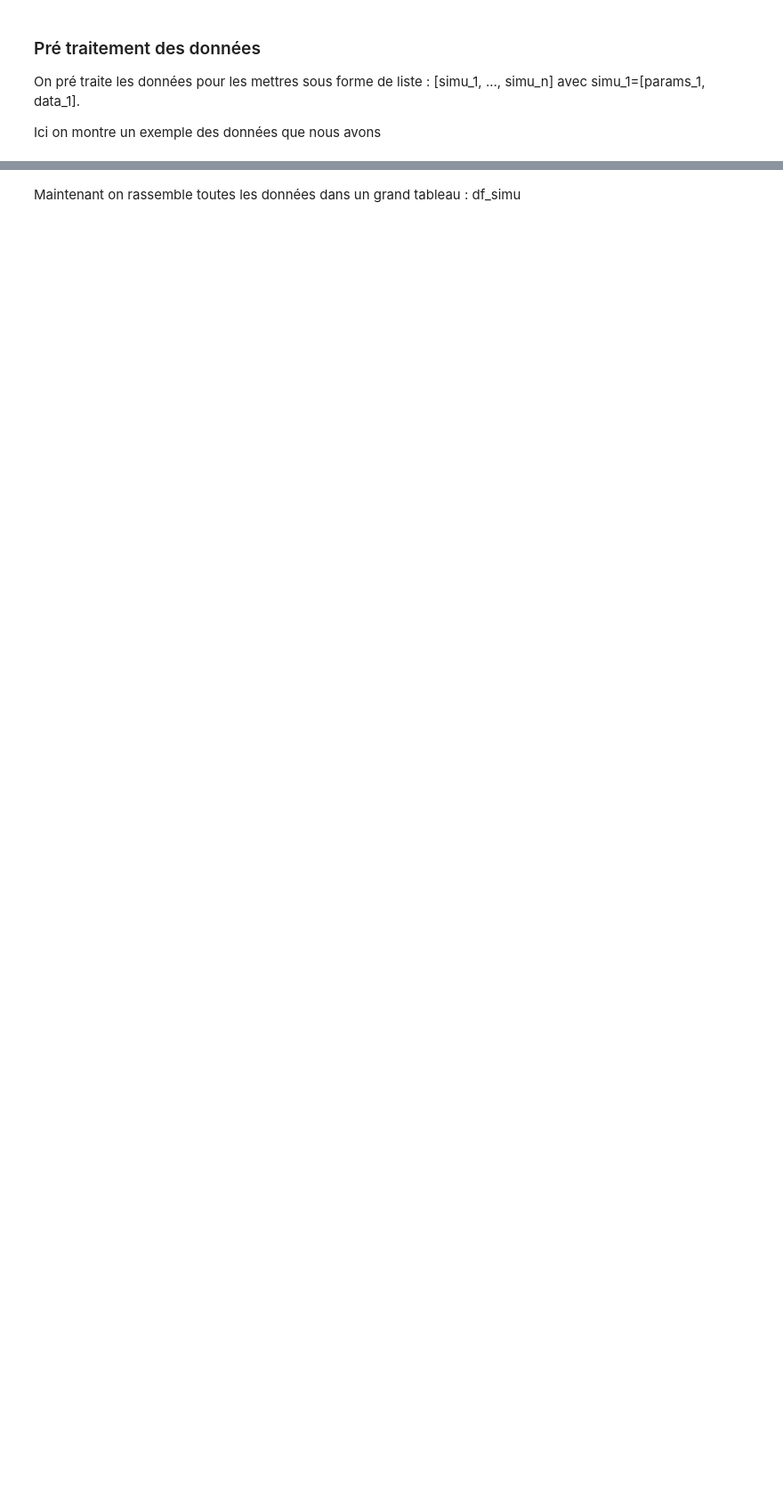
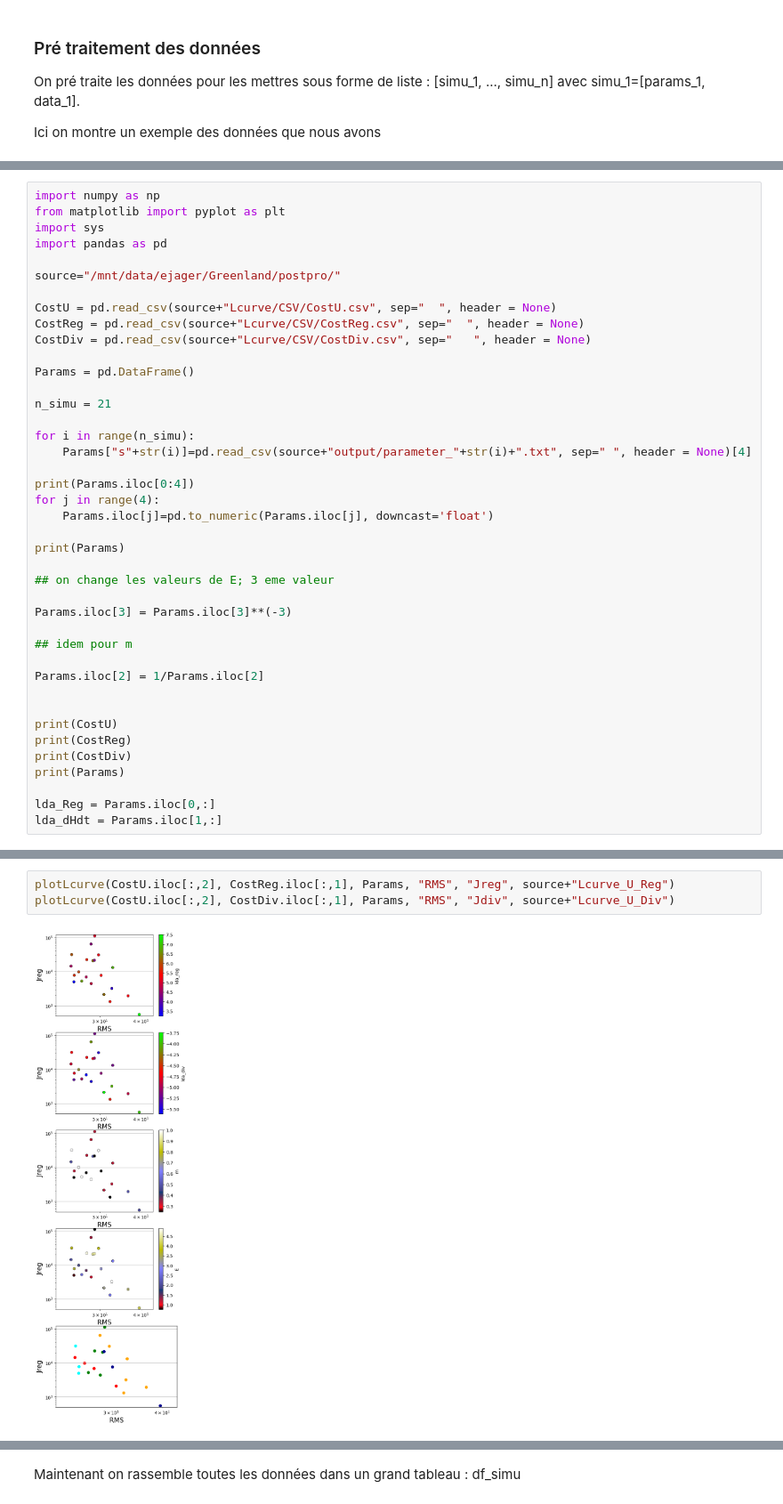
Before and after one commit to EliotJager/Astro, a Jupyter notebook: postpro/jupyter/MultiModel.ipynb, the cells around one changed output, grey strips where cells are left out. Shown at 89% size. Saved outputs shown, nothing was run; the diff lists cells and outputs as text; blank space fills up the shorter version.

```diff
--- a/postpro/jupyter/MultiModel.ipynb
+++ b/postpro/jupyter/MultiModel.ipynb
@@ -6,0 +20,41 @@ Ici on montre un exemple des données que nous avons
+# %%
+import numpy as np
+from matplotlib import pyplot as plt
+import sys
+import pandas as pd
+
+source="/mnt/data/ejager/Greenland/postpro/"
+
+CostU = pd.read_csv(source+"Lcurve/CSV/CostU.csv", sep="  ", header = None)
+CostReg = pd.read_csv(source+"Lcurve/CSV/CostReg.csv", sep="  ", header = None)
+CostDiv = pd.read_csv(source+"Lcurve/CSV/CostDiv.csv", sep="   ", header = None)
+
+Params = pd.DataFrame()
+
+n_simu = 21
+
+for i in range(n_simu):
+    Params["s"+str(i)]=pd.read_csv(source+"output/parameter_"+str(i)+".txt", sep=" ", header = None)[4]
+
+print(Params.iloc[0:4])
+for j in range(4):
+    Params.iloc[j]=pd.to_numeric(Params.iloc[j], downcast='float')
+
+print(Params)
+
+## on change les valeurs de E; 3 eme valeur
+
+Params.iloc[3] = Params.iloc[3]**(-3)
+
+## idem pour m
+
+Params.iloc[2] = 1/Params.iloc[2]
+
+
+print(CostU)
+print(CostReg)
+print(CostDiv)
+print(Params)
+
+lda_Reg = Params.iloc[0,:]
+lda_dHdt = Params.iloc[1,:]
@@ -6,0 +143,5 @@ Ici on montre un exemple des données que nous avons
+# %%
+plotLcurve(CostU.iloc[:,2], CostReg.iloc[:,1], Params, "RMS", "Jreg", source+"Lcurve_U_Reg")
+plotLcurve(CostU.iloc[:,2], CostDiv.iloc[:,1], Params, "RMS", "Jdiv", source+"Lcurve_U_Div")
+# %% [output]
+[figure, added]
```
Also changed, not shown: parts of 11 cells of this notebook.
